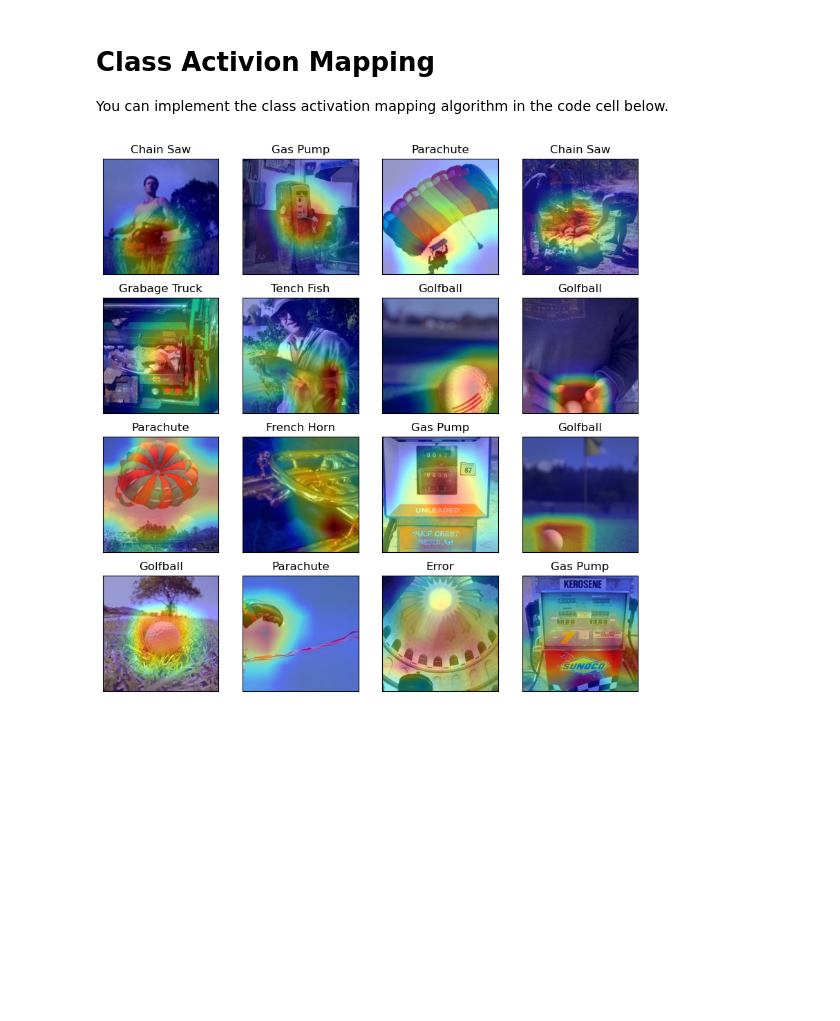
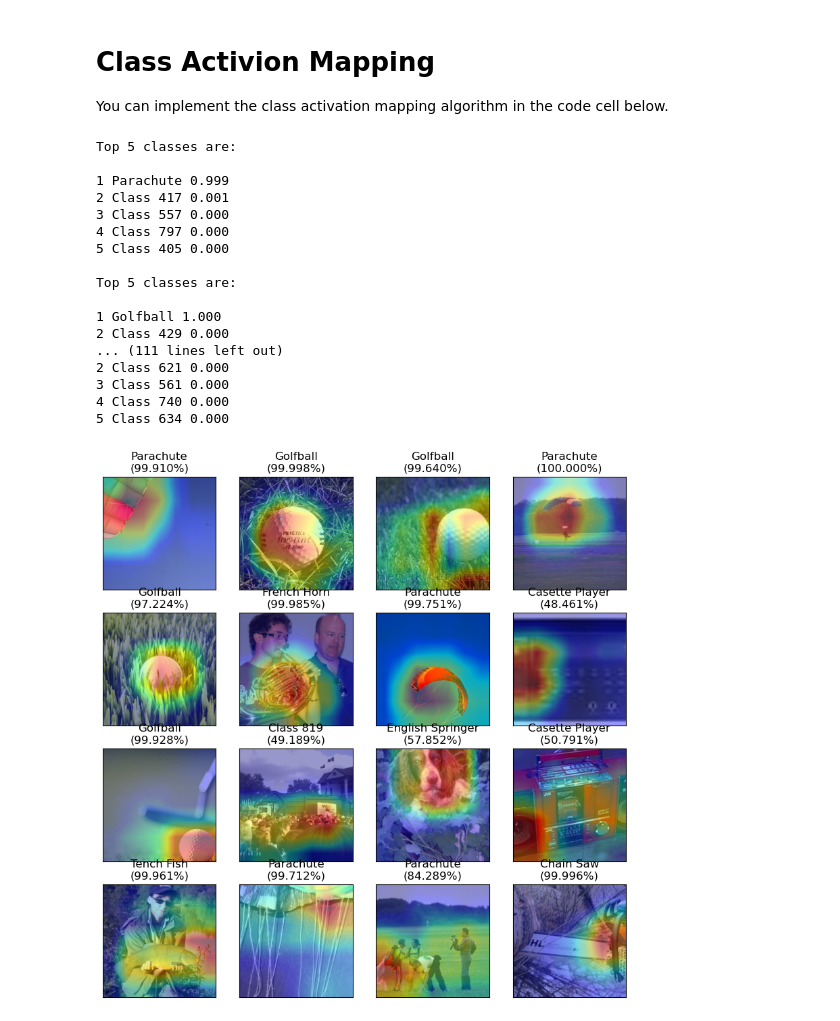
Before and after one commit to tonyscan6003/CE5021_AY2526_group1, a Jupyter notebook: Assignment_3_student.ipynb, the cells around one changed output. Drawn from its saved outputs; the diff is of its cells as text; code cells hidden in the pictures; blank space fills up the shorter version.

Commit message:
Final code commit with top 5 classes

```diff
--- a/Assignment_3_student.ipynb
+++ b/Assignment_3_student.ipynb
@@ -213,62 +213,97 @@ fig = plt.figure(figsize=(10,10), frameon=False)
 
 # Ensure model is eval mode to disable batch normalisation during inference.
 model.eval()
+dataiter = iter(data_loader) # Reinitialiae dataiter, created outside the loop to avoid repeated creation = create this once - moved from inside the loop
+
 for i in range(16): # 4x4 grid
 
     ######################################################
     # Your Code here #####################################
     ######################################################
 
-    dataiter = iter(data_loader)
     img_tensor, label_tensor = next(dataiter)
 
     # Send image to model
     out = model(img_tensor)
 
-    feature_map = out["op_features"]          # [1,2048,7,7]
+    feature_map = out["op_features"]          # [1, 2048, 7, 7]
     logits = out["op_logits"]                 # [1, 10 or 1000]
-    curr_class = torch.argmax(logits)
+    probs = torch.softmax(logits, dim=1)[0]   # [num_classes]
+    curr_class = torch.argmax(logits)         # Get predicted class
+
+    # Compute top 5
+    top5_probs, top5_idx = torch.topk(probs, k=5) # Get top 5 probabilities and indices
+    top5_labels = [imagenette_dict.get(int(i), f"Class {int(i)}") for i in top5_idx] # Get labels for top 5
+
+    # Visualisation for top 5
+    print("\nTop 5 classes are: \n")
+    for j in range(5):
+        print(f"{j+1} {top5_labels[j]} {top5_probs[j]:.3f}") # Print with formatting 3 decimal places
 
     # Extracting classifier weights
     fc_weights = model.state_dict()["fc.weight"]   # [num_classes, 2048]
     w_k = fc_weights[curr_class]                   # [2048]
 
     # Compute the class activation map
-    cam = torch.sum(w_k[:, None, None] * feature_map.squeeze(0), dim=0)
+    cam = torch.sum(w_k[:, None, None] * feature_map.squeeze(0), dim=0) # [7,7]
 
     # ReLU activation
     cam = torch.relu(cam)
 
     # Normalise it to [0,1]
     cam = cam - cam.min()
-    cam = cam / (cam.max() + 1e-8)
+    cam = cam / (cam.max() + 1e-8) # avoid division by zero
 
     # Upsample CAM to image size
     act_map_us = F.interpolate(
         cam.unsqueeze(0).unsqueeze(0),
         size=(224,224),
         mode="bilinear",
         align_corners=False
     ).squeeze()
 
     # N. Plotting
     img = unnormalize_image(img_tensor, mean, std)
     def get_value(dictionary, key):
         try:
           return dictionary[key]
         except KeyError:
            return "Error"
     label = get_value(imagenette_dict,int(curr_class.numpy()))
 
+    final_label = top5_labels[0] # Top 1 label from top 5
+    top1_confidence = float(top5_probs[0]) # Top 1 confidence
+
+    # Title to include the confidence score if error in label lookup occurs
+    display_label = label if label != "Error" else final_label
+    title_label = f"{display_label}\n({top1_confidence:.3%})"
+
     ax = fig.add_subplot(4, 4, i + 1, xticks=[], yticks=[])
-    ax.title.set_text(label)
+    ax.title.set_text(title_label)
     ax.imshow(img)
     plt.imshow(img)
     plt.imshow(act_map_us.detach().numpy(), cmap=plt.cm.jet, alpha=0.4)
 
 plt.show()
 # %% [output]
+Top 5 classes are:
+
+1 Parachute 0.999
+2 Class 417 0.001
+3 Class 557 0.000
+4 Class 797 0.000
+5 Class 405 0.000
+
+Top 5 classes are:
+
+1 Golfball 1.000
+2 Class 429 0.000
+... (111 lines left out)
+2 Class 621 0.000
+3 Class 561 0.000
+4 Class 740 0.000
+5 Class 634 0.000
-[figure, old version]
+[figure, new version]
 # %% [markdown]
 # You may Leave a note here explaining your approach/results for the e-moderator.
 
```
Also changed, not shown: parts of 2 cells of this notebook.
